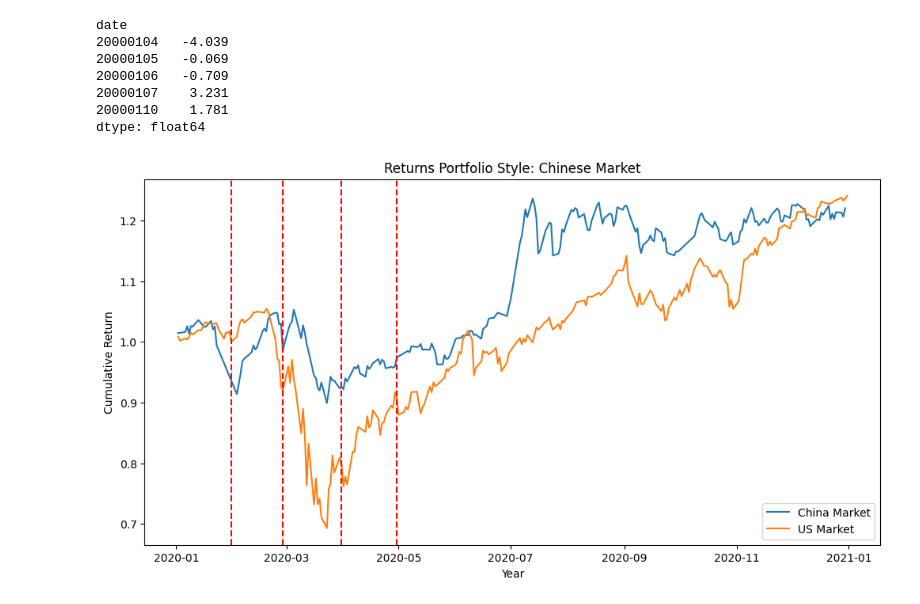
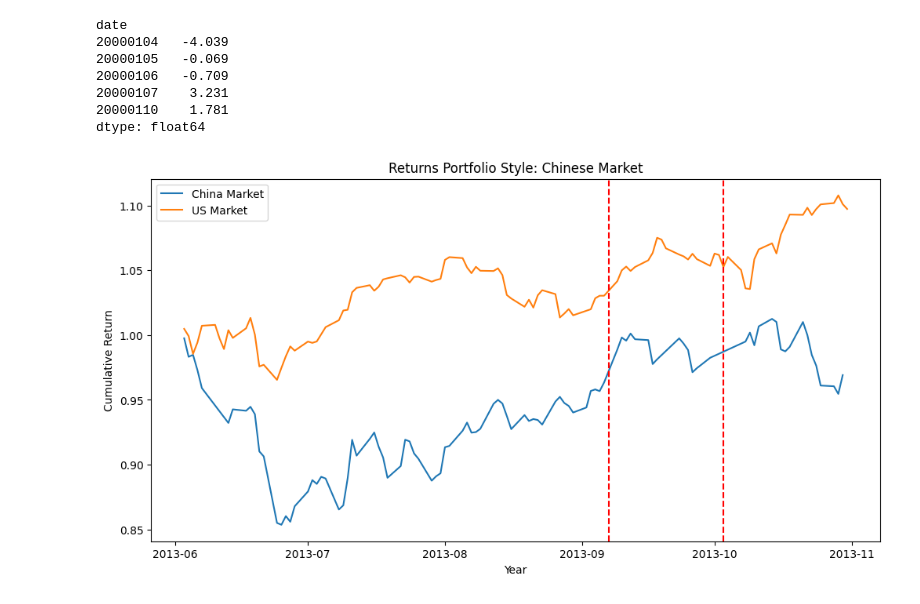
Before and after one commit to MaRodriguezB777/bem_109_intro_to_china_through_finance, a Jupyter notebook: stock_return_plots.ipynb, the cells around one changed output. Drawn from its saved outputs; the diff is of its cells as text; code cells hidden in the pictures.

Commit message:
finished with z-scores

```diff
--- a/stock_return_plots.ipynb
+++ b/stock_return_plots.ipynb
@@ -168,12 +251,16 @@ def show_cumulative_returns(
 # %%
-def plot_shit(start_date, val_date, plot_lines=None):
+def plotting(start_date, val_date, plot_lines=None):
     ff3 = load_ff3(start_date, val_date)
     china = load_china(start_date, val_date)
     us_mkt_ret_vec = ff3["Mkt-RF"] + ff3["RF"]
     china_mkt_ret_vec = china["mktrf"] + china["rf_dly"]
 
     show_cumulative_returns(china_mkt_ret_vec, us_mkt_ret_vec, ret_port_style="Chinese Market", plot_lines=plot_lines, strategy_name="China Market", log_scale=False, show_plots=True, save=True)
+
+    for line in plot_lines:
+        zscore, p_val = get_return_z_score(china_mkt_ret_vec, line)
+        print(f"For the event on: {pd.to_datetime(line).date()}, Z-Score: {zscore} and p-value: {p_val}")
-# %%
-plot_shit("20200101", "20201231", ['20200131', '20200228', '20200331', '20200430'])
-# %% [output]
-[figure, removed]
+# %%
+plotting("20130601", "20131031", ['20130907', '20131003'])
+# %% [output]
+[figure, added]
```
Also changed, not shown: parts of 3 cells of this notebook, 4 other files.
